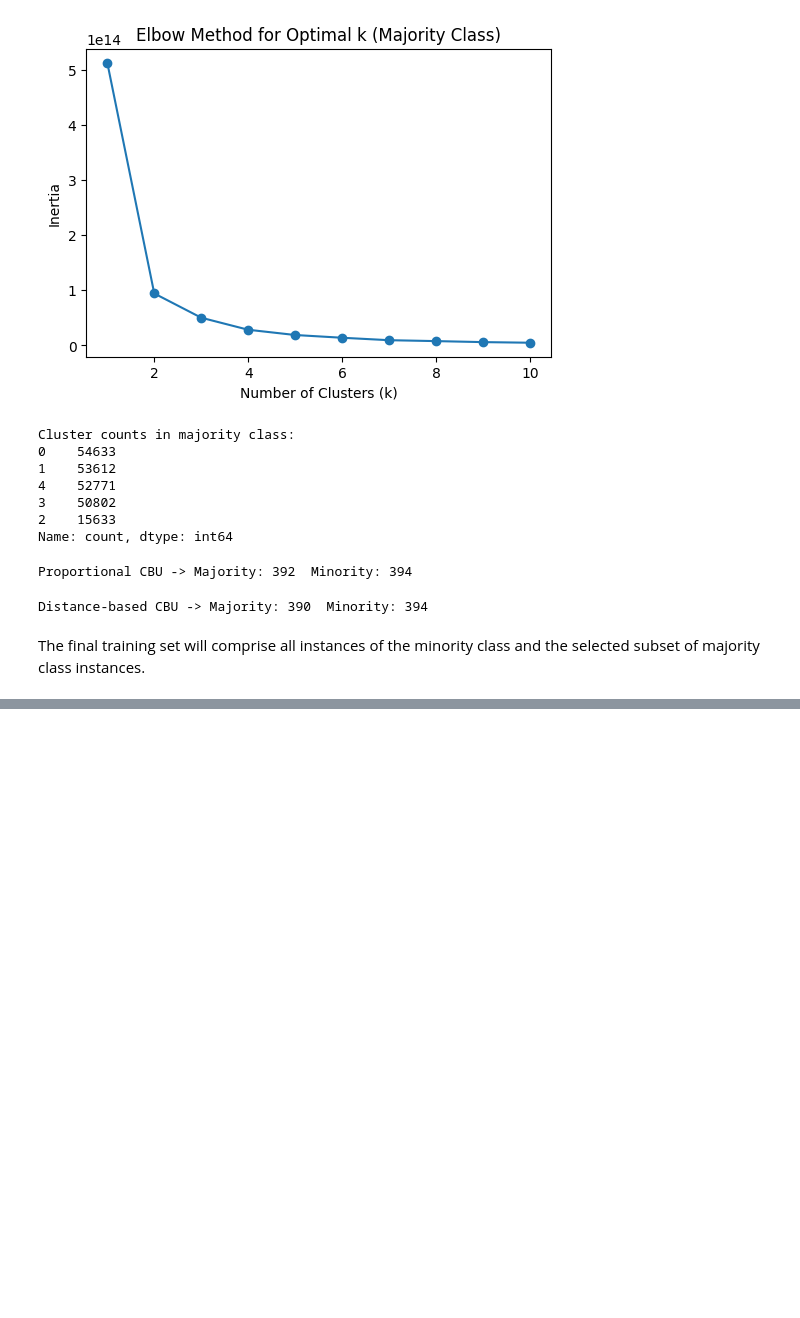
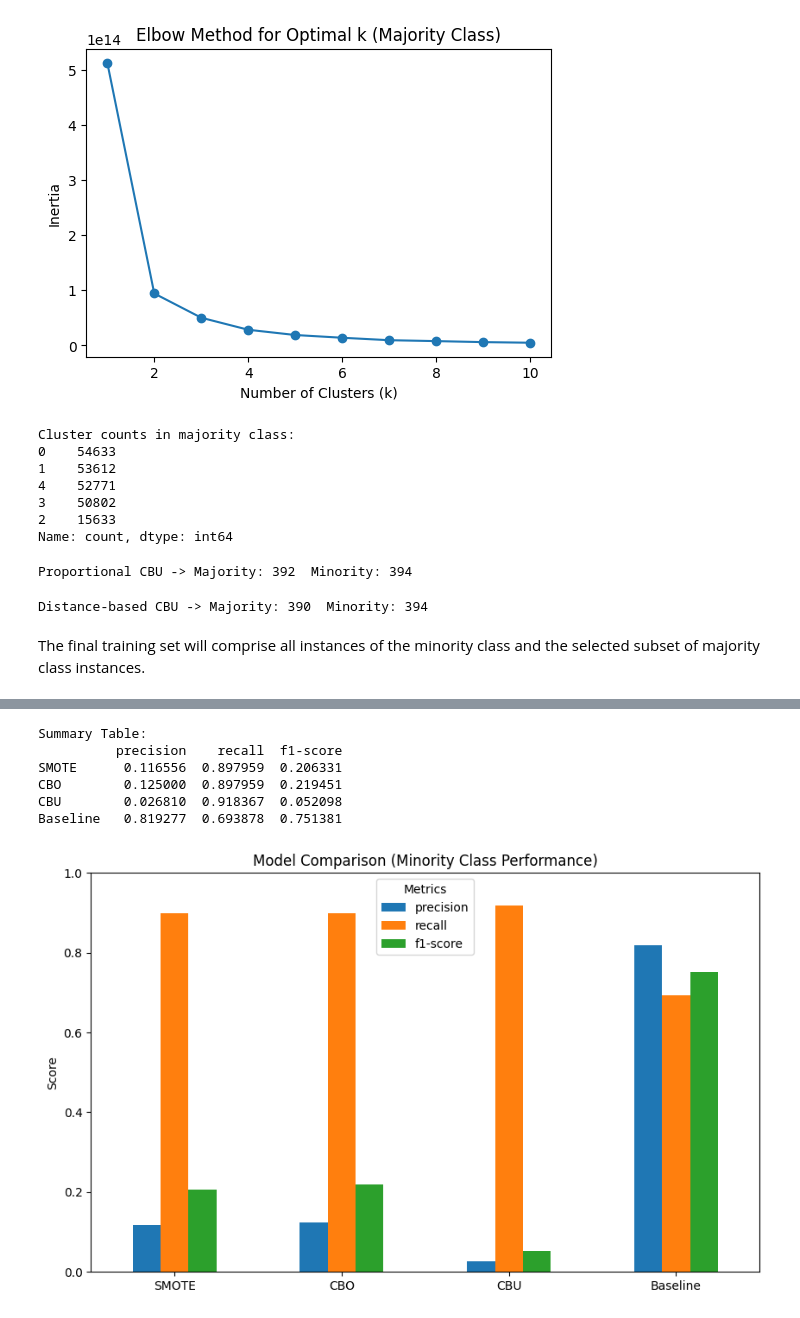
Before and after one commit to Navaneeth272001/assignment-3-Navaneeth272001, a Jupyter notebook: code.ipynb, the cells around one changed output, grey strips where cells are left out. Drawn from its saved outputs; the diff is of its cells as text; code cells hidden in the pictures; blank space fills up the shorter version.

```diff
--- a/code.ipynb
+++ b/code.ipynb
@@ -639,0 +735,26 @@ selected subset of majority class instances.
+# %%
+# Add Baseline (already trained)
+report_baseline = classification_report(y_test, y_pred, output_dict=True)
+results["Baseline"] = report_baseline["1"]
+
+# Convert results dict → DataFrame
+results_df = pd.DataFrame(results).T[["precision", "recall", "f1-score"]]
+print("\nSummary Table:")
+print(results_df)
+
+# Plot bar chart
+results_df.plot(kind="bar", figsize=(10,6))
+plt.title("Model Comparison (Minority Class Performance)")
+plt.ylabel("Score")
+plt.xticks(rotation=0)
+plt.ylim(0, 1)
+plt.legend(title="Metrics")
+plt.show()
+# %% [output]
+Summary Table:
+          precision    recall  f1-score
+SMOTE      0.116556  0.897959  0.206331
+CBO        0.125000  0.897959  0.219451
+CBU        0.026810  0.918367  0.052098
+Baseline   0.819277  0.693878  0.751381
+[figure, added]
```
Also changed, not shown: parts of 1 cell of this notebook.
